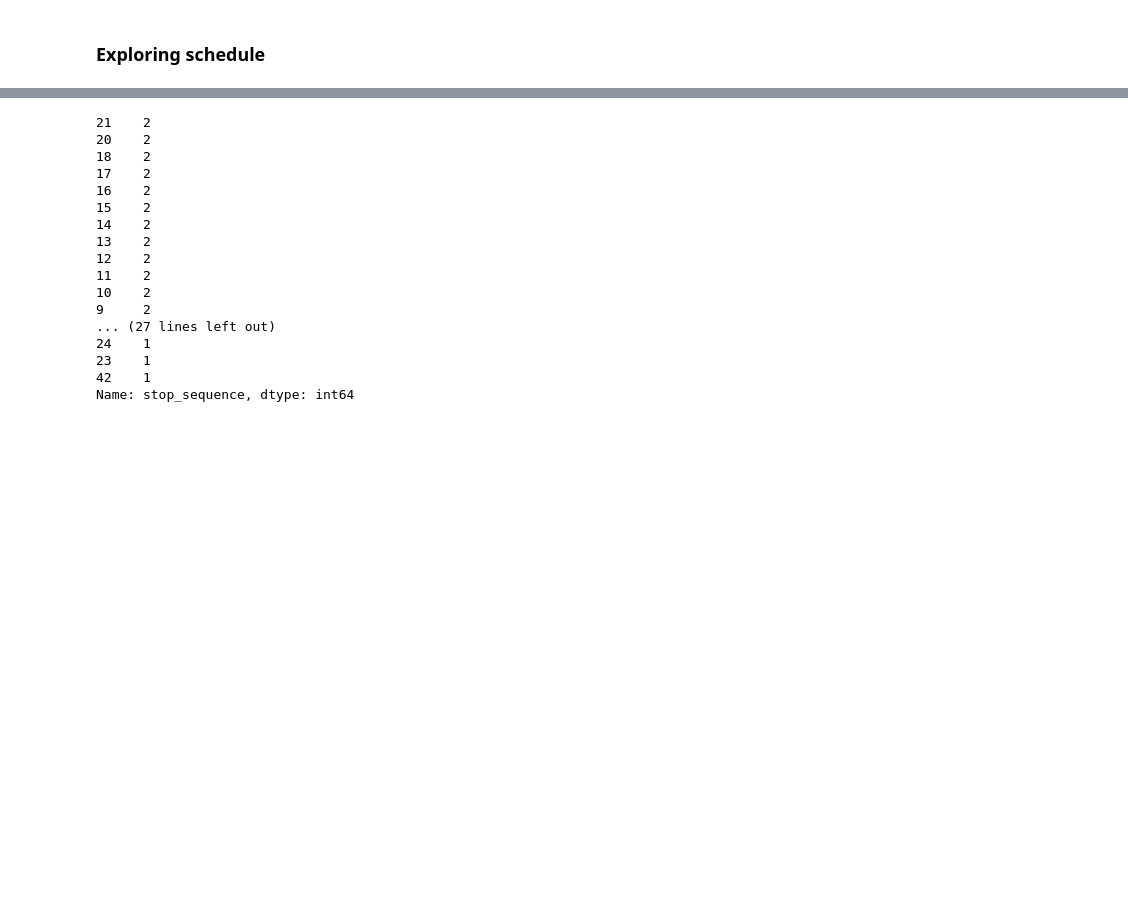
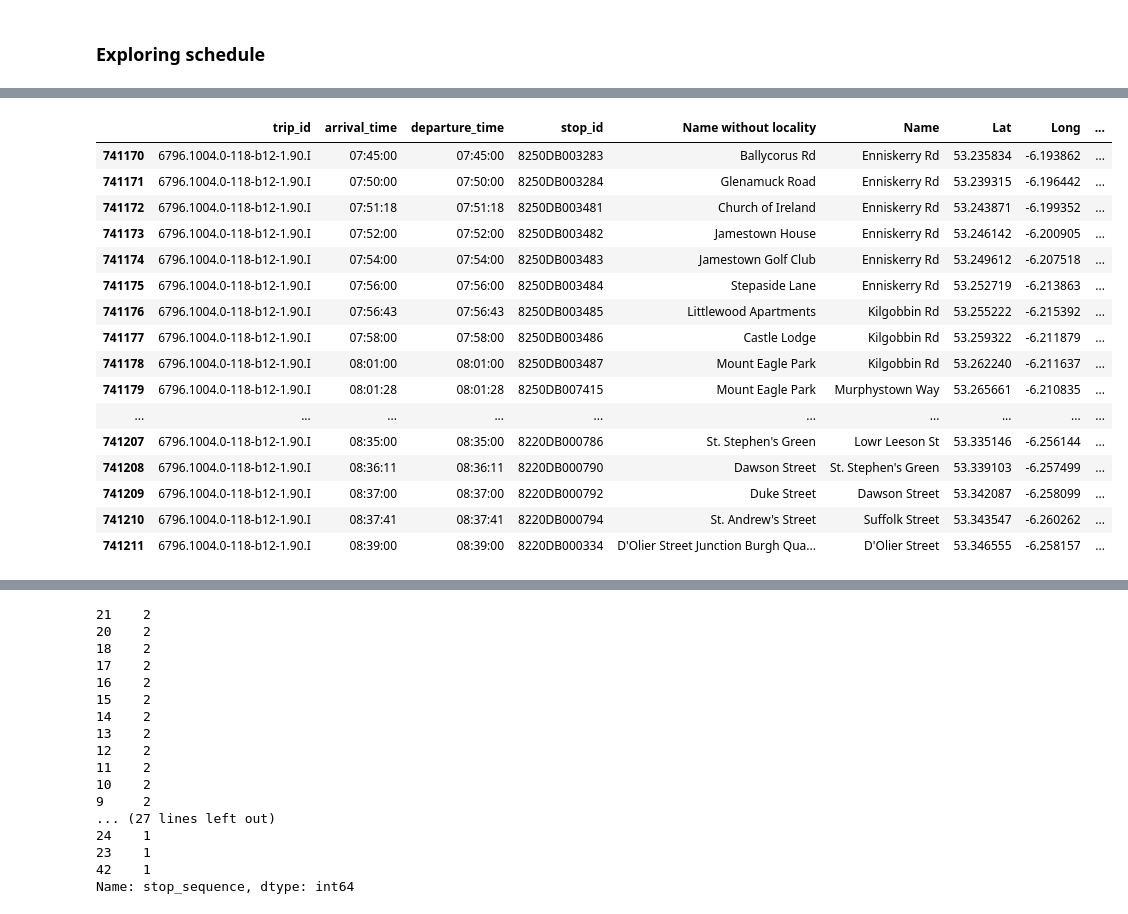
Before and after one commit to brokenloop/Research_practicum_2017, a Jupyter notebook: Data Analysis/Eoghan/Routestations - 2.ipynb, the cells around one changed output, grey strips where cells are left out. Drawn from its saved outputs; the diff is of its cells as text; code cells hidden in the pictures; blank space fills up the shorter version.

```diff
--- a/Data Analysis/Eoghan/Routestations - 2.ipynb
+++ b/Data Analysis/Eoghan/Routestations - 2.ipynb
@@ -53,0 +61,18 @@ schedule['StopID'] = schedule['StopID'].astype('int64')
+# %%
+def get_first_bit(string):
+    var = string.split("-")[0]
+    return var
+
+schedule["first_bit"] = schedule['trip_id'].apply(lambda x: get_first_bit(x))
+# %%
+def get_middle_bit(string):
+    var = string.split("-")[2]
+    return var
+
+schedule["middle_bit"] = schedule['trip_id'].apply(lambda x: get_middle_bit(x))
+# %%
+def get_last_bit(string):
+    var = string.split("-")[3][2:-2]
+    return var
+
+schedule["last_bit"] = schedule['trip_id'].apply(lambda x: get_last_bit(x))
@@ -53,0 +151,28 @@ schedule['StopID'] = schedule['StopID'].astype('int64')
+# %%
+line = lines[7]
+
+fifteen = schedule[(schedule.LineID == line) & (schedule.JourneyPatternID == 1001 )]
+#Extract Modal Journey Length
+modal = fifteen.first_bit.value_counts().mode().values
+fifteen
+# tempdf = fifteen.first_bit.value_counts()
+# fulltrips = tempdf[tempdf.values == modal].index
+# newschedule.append(fifteen[fifteen['first_bit'].isin(fulltrips)].shape)
+# %% [output]
+|  | trip_id | arrival_time | departure_time | stop_id | Name without locality | Name | Lat | Long | ... |
+| 741170 | 6796.1004.0-118-b12-1.90.I | 07:45:00 | 07:45:00 | 8250DB003283 | Ballycorus Rd | Enniskerry Rd | 53.235834 | -6.193862 | ... |
+| 741171 | 6796.1004.0-118-b12-1.90.I | 07:50:00 | 07:50:00 | 8250DB003284 | Glenamuck Road | Enniskerry Rd | 53.239315 | -6.196442 | ... |
+| 741172 | 6796.1004.0-118-b12-1.90.I | 07:51:18 | 07:51:18 | 8250DB003481 | Church of Ireland | Enniskerry Rd | 53.243871 | -6.199352 | ... |
+| 741173 | 6796.1004.0-118-b12-1.90.I | 07:52:00 | 07:52:00 | 8250DB003482 | Jamestown House | Enniskerry Rd | 53.246142 | -6.200905 | ... |
+| 741174 | 6796.1004.0-118-b12-1.90.I | 07:54:00 | 07:54:00 | 8250DB003483 | Jamestown Golf Club | Enniskerry Rd | 53.249612 | -6.207518 | ... |
+| 741175 | 6796.1004.0-118-b12-1.90.I | 07:56:00 | 07:56:00 | 8250DB003484 | Stepaside Lane | Enniskerry Rd | 53.252719 | -6.213863 | ... |
+| 741176 | 6796.1004.0-118-b12-1.90.I | 07:56:43 | 07:56:43 | 8250DB003485 | Littlewood Apartments | Kilgobbin Rd | 53.255222 | -6.215392 | ... |
+| 741177 | 6796.1004.0-118-b12-1.90.I | 07:58:00 | 07:58:00 | 8250DB003486 | Castle Lodge | Kilgobbin Rd | 53.259322 | -6.211879 | ... |
+| 741178 | 6796.1004.0-118-b12-1.90.I | 08:01:00 | 08:01:00 | 8250DB003487 | Mount Eagle Park | Kilgobbin Rd | 53.262240 | -6.211637 | ... |
+| 741179 | 6796.1004.0-118-b12-1.90.I | 08:01:28 | 08:01:28 | 8250DB007415 | Mount Eagle Park | Murphystown Way | 53.265661 | -6.210835 | ... |
+| ... | ... | ... | ... | ... | ... | ... | ... | ... | ... |
+| 741207 | 6796.1004.0-118-b12-1.90.I | 08:35:00 | 08:35:00 | 8220DB000786 | St. Stephen's Green | Lowr Leeson St | 53.335146 | -6.256144 | ... |
+| 741208 | 6796.1004.0-118-b12-1.90.I | 08:36:11 | 08:36:11 | 8220DB000790 | Dawson Street | St. Stephen's Green | 53.339103 | -6.257499 | ... |
+| 741209 | 6796.1004.0-118-b12-1.90.I | 08:37:00 | 08:37:00 | 8220DB000792 | Duke Street | Dawson Street | 53.342087 | -6.258099 | ... |
+| 741210 | 6796.1004.0-118-b12-1.90.I | 08:37:41 | 08:37:41 | 8220DB000794 | St. Andrew's Street | Suffolk Street | 53.343547 | -6.260262 | ... |
+| 741211 | 6796.1004.0-118-b12-1.90.I | 08:39:00 | 08:39:00 | 8220DB000334 | D'Olier Street Junction Burgh Qua... | D'Olier Street | 53.346555 | -6.258157 | ... |
```
Also changed, not shown: parts of 24 cells of this notebook.
